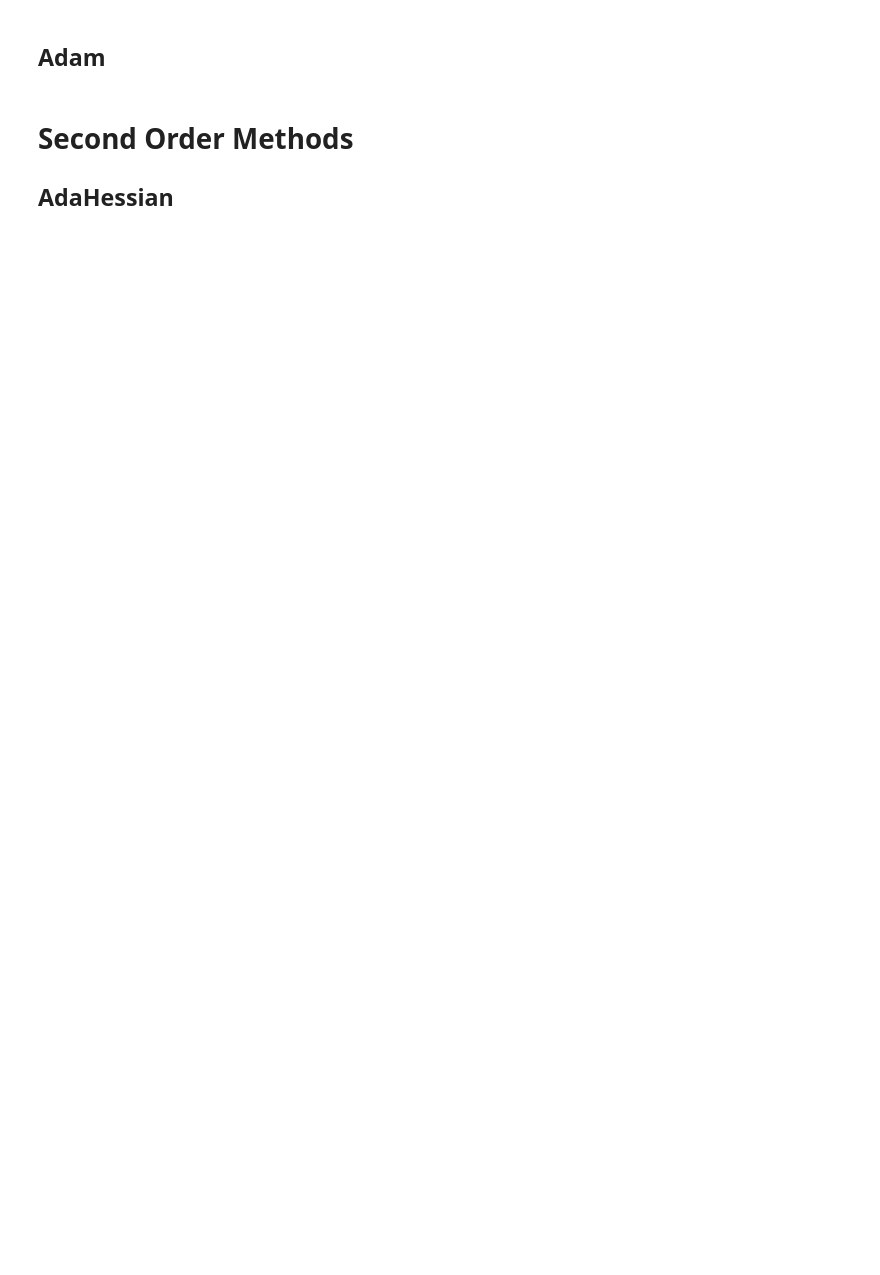
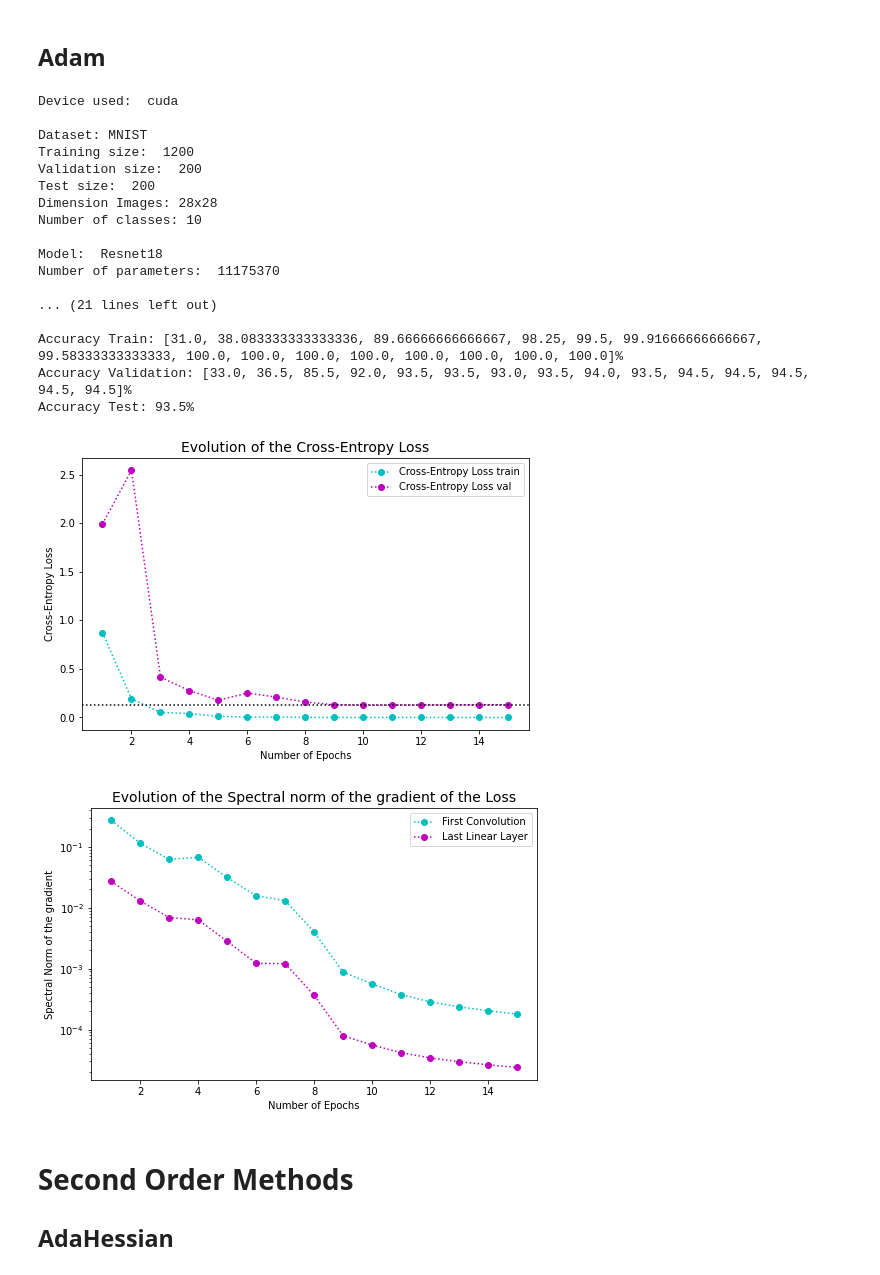
Before and after one commit to riccardocadei/adahessian, a Jupyter notebook: main.ipynb, the cells around one changed output. Cells and saved outputs as stored; diff of their text form; code cells hidden in the pictures; blank space fills up the shorter version.

```diff
--- a/main.ipynb
+++ b/main.ipynb
@@ -27,8 +84,28 @@ SGDM = run_experiment(optimizer_name="SGD+Momentum", model_name='resnet18',
 # %% [markdown]
 ## Adam
 # %%
-Adam = run_experiment(optimizer_name="adam", model_name='resnet18',
-                nb_epochs=15, batch_size=100, reduce=100, plot=True, lr=0.001)
+Adam = run_experiment(optimizer_name="Adam", model_name='resnet18',
+                nb_epochs=15, batch_size=100, reduce=50, plot=True, lr=0.001)
+# %% [output]
+Device used:  cuda
+
+Dataset: MNIST
+Training size:  1200
+Validation size:  200
+Test size:  200
+Dimension Images: 28x28
+Number of classes: 10
+
+Model:  Resnet18
+Number of parameters:  11175370
+
+... (21 lines left out)
+
+Accuracy Train: [31.0, 38.083333333333336, 89.66666666666667, 98.25, 99.5, 99.91666666666667, 99.58333333333333, 100.0, 100.0, 100.0, 100.0, 100.0, 100.0, 100.0, 100.0]%
+Accuracy Validation: [33.0, 36.5, 85.5, 92.0, 93.5, 93.5, 93.0, 93.5, 94.0, 93.5, 94.5, 94.5, 94.5, 94.5, 94.5]%
+Accuracy Test: 93.5%
+[figure, added]
+[figure, added]
 # %% [markdown]
 # Second Order Methods
 ## AdaHessian
```
Also changed, not shown: parts of 11 cells of this notebook.
